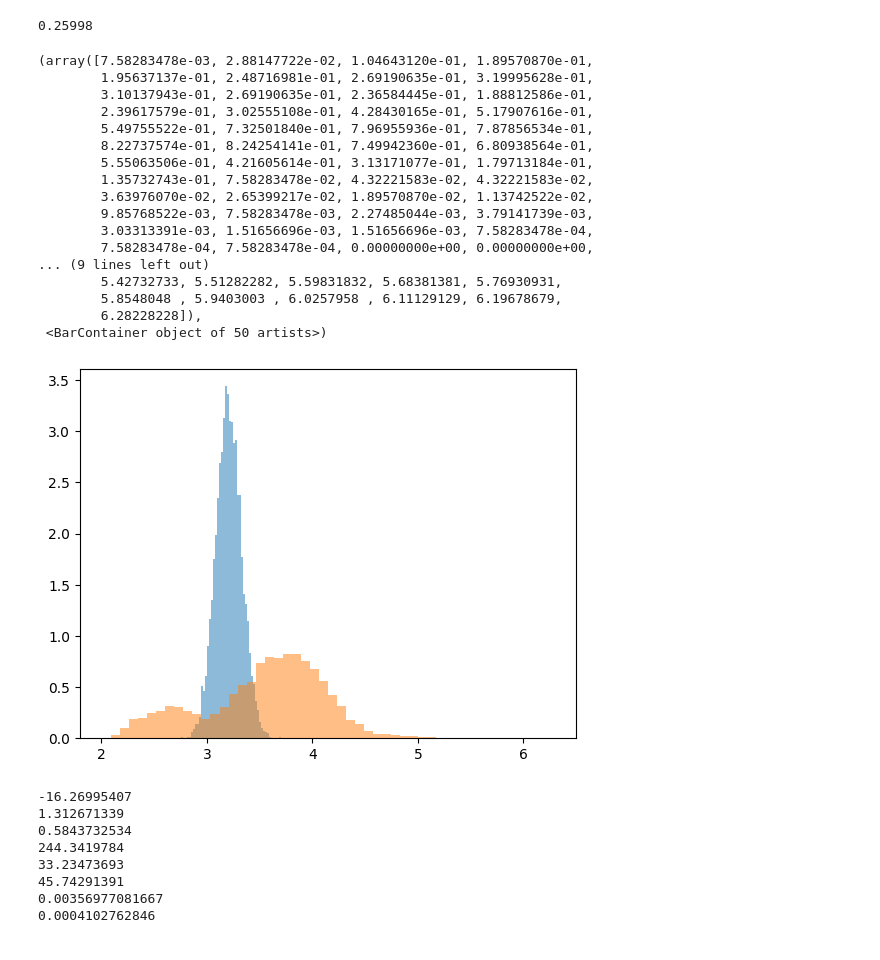
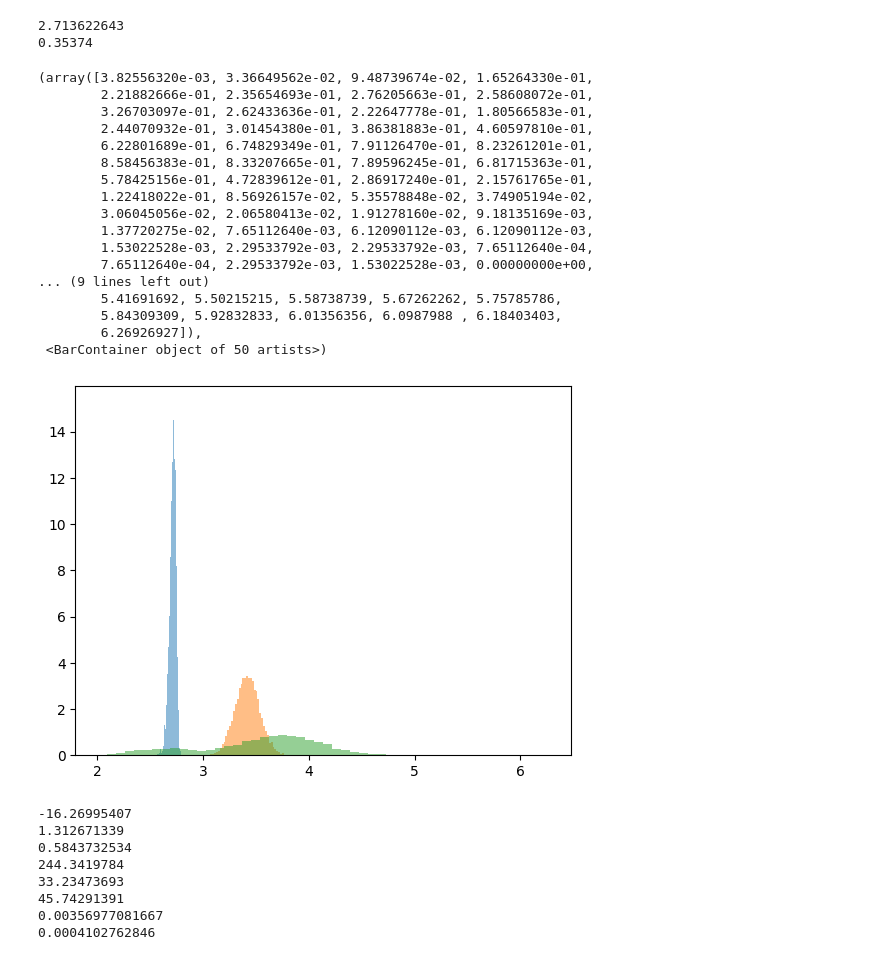
Before and after one commit to torquteam/FSU_FINITE, a Jupyter notebook: LIGO_Paper/MC.ipynb, the cells around one changed output. Cells and saved outputs as stored; diff of their text form; code cells hidden in the pictures.

```diff
--- a/LIGO_Paper/MC.ipynb
+++ b/LIGO_Paper/MC.ipynb
@@ -51,53 +51,61 @@ def gen_exp_samples(file,npoints):
         if (r<p):
             exp_masses.append(mass)
     return exp_masses
 
 # define number of samples in samplings
 N_samples = 100000
 
 # define the mass increase factors with rotation
 rot_factor = 1.260
 rot_error = 0.04
 
 # import TOV masses
-mTOV_samples = np.loadtxt("MCMC_complete_26.txt")[:,17]
-#mTOV_samples = gen_TOV_samples(2.7,0.1,100000)
+mTOV_samples = np.loadtxt("MCMC_complete_28.txt")[:,17]
+#mTOV_samples = gen_TOV_samples(2.75,0.01,100000)
+print(statistics.mean(mTOV_samples))
 
 # generate maximum masses with rotation
 mMAX_samples = gen_ROT_samples(mTOV_samples,rot_factor,rot_error)
+
+with open("Calibration_28.txt",'w') as file:
+    for i in range(10000):
+        print(mTOV_samples[i],file=file,end="  ")
+        print(mMAX_samples[i],file=file)
+
 
 # generate EXP masses
 mEXP_samples = gen_exp_samples("mass_ls_data.txt",N_samples)
 
 # compute probability
 prob = MC_prob(mMAX_samples,mEXP_samples,N_samples)
 print(prob)
 
 #s2 = rot_factor**2 * 0.1**2 + 2.7**2 * rot_error**2
 #test = gen_TOV_samples(2.7*rot_factor,np.sqrt(s2),100000)
-
+plt.hist(mTOV_samples,bins=50,density=True,alpha=0.5)
 plt.hist(mMAX_samples,bins=50,density=True,alpha=0.5)
 plt.hist(mEXP_samples,bins=50,density=True,alpha=0.5)
 # %% [output]
-0.25998
+2.713622643
+0.35374
-(array([7.58283478e-03, 2.88147722e-02, 1.04643120e-01, 1.89570870e-01,
-        1.95637137e-01, 2.48716981e-01, 2.69190635e-01, 3.19995628e-01,
-        3.10137943e-01, 2.69190635e-01, 2.36584445e-01, 1.88812586e-01,
-        2.39617579e-01, 3.02555108e-01, 4.28430165e-01, 5.17907616e-01,
-        5.49755522e-01, 7.32501840e-01, 7.96955936e-01, 7.87856534e-01,
-        8.22737574e-01, 8.24254141e-01, 7.49942360e-01, 6.80938564e-01,
-        5.55063506e-01, 4.21605614e-01, 3.13171077e-01, 1.79713184e-01,
-        1.35732743e-01, 7.58283478e-02, 4.32221583e-02, 4.32221583e-02,
-        3.63976070e-02, 2.65399217e-02, 1.89570870e-02, 1.13742522e-02,
-        9.85768522e-03, 7.58283478e-03, 2.27485044e-03, 3.79141739e-03,
-        3.03313391e-03, 1.51656696e-03, 1.51656696e-03, 7.58283478e-04,
-        7.58283478e-04, 7.58283478e-04, 0.00000000e+00, 0.00000000e+00,
+(array([3.82556320e-03, 3.36649562e-02, 9.48739674e-02, 1.65264330e-01,
+        2.21882666e-01, 2.35654693e-01, 2.76205663e-01, 2.58608072e-01,
+        3.26703097e-01, 2.62433636e-01, 2.22647778e-01, 1.80566583e-01,
+        2.44070932e-01, 3.01454380e-01, 3.86381883e-01, 4.60597810e-01,
+        6.22801689e-01, 6.74829349e-01, 7.91126470e-01, 8.23261201e-01,
+        8.58456383e-01, 8.33207665e-01, 7.89596245e-01, 6.81715363e-01,
+        5.78425156e-01, 4.72839612e-01, 2.86917240e-01, 2.15761765e-01,
+        1.22418022e-01, 8.56926157e-02, 5.35578848e-02, 3.74905194e-02,
+        3.06045056e-02, 2.06580413e-02, 1.91278160e-02, 9.18135169e-03,
+        1.37720275e-02, 7.65112640e-03, 6.12090112e-03, 6.12090112e-03,
+        1.53022528e-03, 2.29533792e-03, 2.29533792e-03, 7.65112640e-04,
+        7.65112640e-04, 2.29533792e-03, 1.53022528e-03, 0.00000000e+00,
 ... (9 lines left out)
-        5.42732733, 5.51282282, 5.59831832, 5.68381381, 5.76930931,
-        5.8548048 , 5.9403003 , 6.0257958 , 6.11129129, 6.19678679,
-        6.28228228]),
+        5.41691692, 5.50215215, 5.58738739, 5.67262262, 5.75785786,
+        5.84309309, 5.92832833, 6.01356356, 6.0987988 , 6.18403403,
+        6.26926927]),
  <BarContainer object of 50 artists>)
-[figure, old version]
+[figure, new version]
 # %%
 import statistics
 import numpy as np
```
Also changed, not shown: 7 other files.
